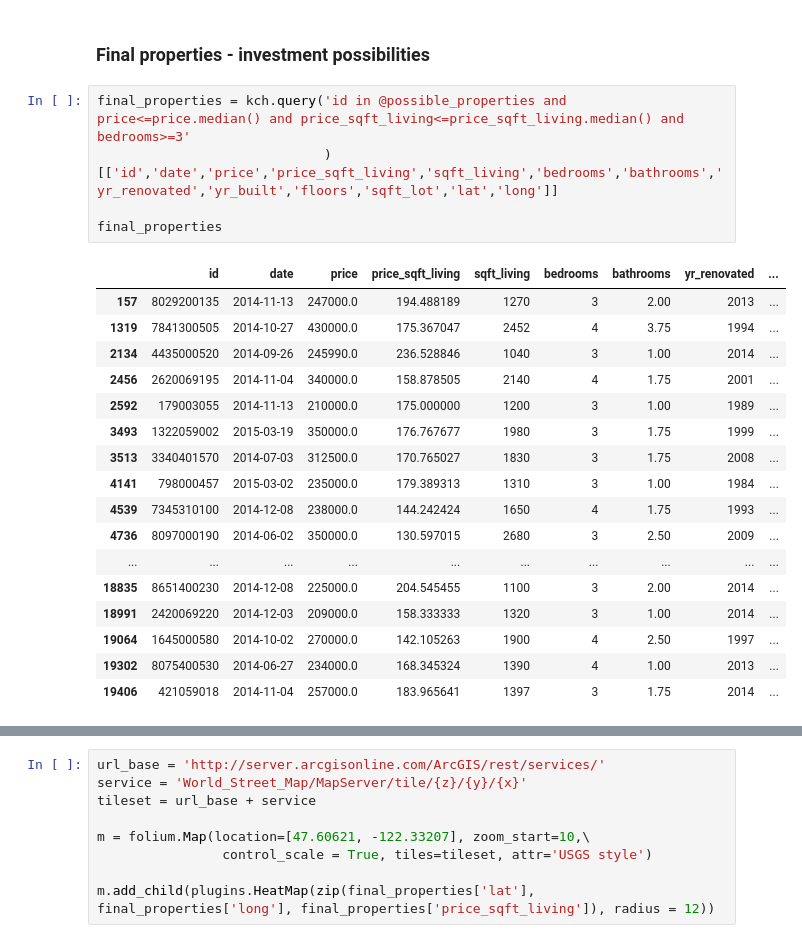
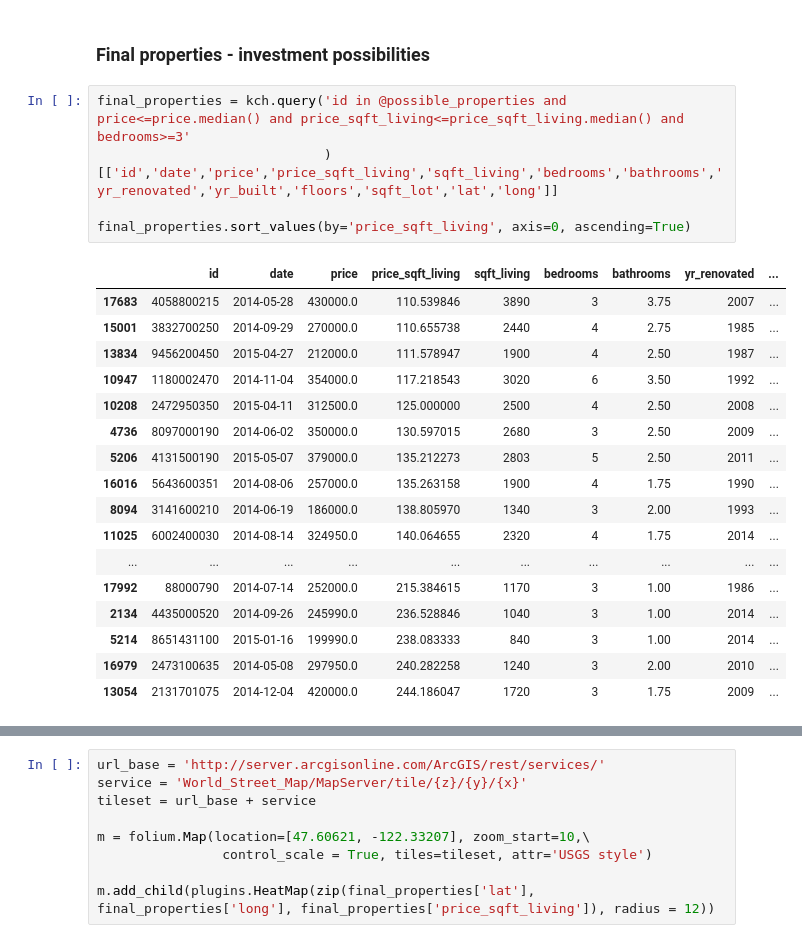
Before and after one commit to pcfisch/eda-project-nf, a Jupyter notebook: eda_robinson.ipynb, the cells around one changed output, grey strips where cells are left out. Saved outputs shown, nothing was run; the diff lists cells and outputs as text.

```diff
--- a/eda_robinson.ipynb
+++ b/eda_robinson.ipynb
@@ -254,23 +288,23 @@ possible_properties = df.query('(condition==2 or condition==3) and (yrs_since_re
 # %%
 final_properties = kch.query('id in @possible_properties and price<=price.median() and price_sqft_living<=price_sqft_living.median() and bedrooms>=3'
                              )[['id','date','price','price_sqft_living','sqft_living','bedrooms','bathrooms','yr_renovated','yr_built','floors','sqft_lot','lat','long']]
 
-final_properties
+final_properties.sort_values(by='price_sqft_living', axis=0, ascending=True)
 # %% [output]
 |  | id | date | price | price_sqft_living | sqft_living | bedrooms | bathrooms | yr_renovated | ... |
-| 157 | 8029200135 | 2014-11-13 | 247000.0 | 194.488189 | 1270 | 3 | 2.00 | 2013 | ... |
-| 1319 | 7841300505 | 2014-10-27 | 430000.0 | 175.367047 | 2452 | 4 | 3.75 | 1994 | ... |
+| 17683 | 4058800215 | 2014-05-28 | 430000.0 | 110.539846 | 3890 | 3 | 3.75 | 2007 | ... |
+| 15001 | 3832700250 | 2014-09-29 | 270000.0 | 110.655738 | 2440 | 4 | 2.75 | 1985 | ... |
+| 13834 | 9456200450 | 2015-04-27 | 212000.0 | 111.578947 | 1900 | 4 | 2.50 | 1987 | ... |
+| 10947 | 1180002470 | 2014-11-04 | 354000.0 | 117.218543 | 3020 | 6 | 3.50 | 1992 | ... |
+| 10208 | 2472950350 | 2015-04-11 | 312500.0 | 125.000000 | 2500 | 4 | 2.50 | 2008 | ... |
+| 4736 | 8097000190 | 2014-06-02 | 350000.0 | 130.597015 | 2680 | 3 | 2.50 | 2009 | ... |
+| 5206 | 4131500190 | 2015-05-07 | 379000.0 | 135.212273 | 2803 | 5 | 2.50 | 2011 | ... |
+| 16016 | 5643600351 | 2014-08-06 | 257000.0 | 135.263158 | 1900 | 4 | 1.75 | 1990 | ... |
+| 8094 | 3141600210 | 2014-06-19 | 186000.0 | 138.805970 | 1340 | 3 | 2.00 | 1993 | ... |
+| 11025 | 6002400030 | 2014-08-14 | 324950.0 | 140.064655 | 2320 | 4 | 1.75 | 2014 | ... |
+| ... | ... | ... | ... | ... | ... | ... | ... | ... | ... |
+| 17992 | 88000790 | 2014-07-14 | 252000.0 | 215.384615 | 1170 | 3 | 1.00 | 1986 | ... |
 | 2134 | 4435000520 | 2014-09-26 | 245990.0 | 236.528846 | 1040 | 3 | 1.00 | 2014 | ... |
-| 2456 | 2620069195 | 2014-11-04 | 340000.0 | 158.878505 | 2140 | 4 | 1.75 | 2001 | ... |
-| 2592 | 179003055 | 2014-11-13 | 210000.0 | 175.000000 | 1200 | 3 | 1.00 | 1989 | ... |
-| 3493 | 1322059002 | 2015-03-19 | 350000.0 | 176.767677 | 1980 | 3 | 1.75 | 1999 | ... |
-| 3513 | 3340401570 | 2014-07-03 | 312500.0 | 170.765027 | 1830 | 3 | 1.75 | 2008 | ... |
-| 4141 | 798000457 | 2015-03-02 | 235000.0 | 179.389313 | 1310 | 3 | 1.00 | 1984 | ... |
-| 4539 | 7345310100 | 2014-12-08 | 238000.0 | 144.242424 | 1650 | 4 | 1.75 | 1993 | ... |
-| 4736 | 8097000190 | 2014-06-02 | 350000.0 | 130.597015 | 2680 | 3 | 2.50 | 2009 | ... |
-| ... | ... | ... | ... | ... | ... | ... | ... | ... | ... |
-| 18835 | 8651400230 | 2014-12-08 | 225000.0 | 204.545455 | 1100 | 3 | 2.00 | 2014 | ... |
-| 18991 | 2420069220 | 2014-12-03 | 209000.0 | 158.333333 | 1320 | 3 | 1.00 | 2014 | ... |
-| 19064 | 1645000580 | 2014-10-02 | 270000.0 | 142.105263 | 1900 | 4 | 2.50 | 1997 | ... |
-| 19302 | 8075400530 | 2014-06-27 | 234000.0 | 168.345324 | 1390 | 4 | 1.00 | 2013 | ... |
-| 19406 | 421059018 | 2014-11-04 | 257000.0 | 183.965641 | 1397 | 3 | 1.75 | 2014 | ... |
+| 5214 | 8651431100 | 2015-01-16 | 199990.0 | 238.083333 | 840 | 3 | 1.00 | 2014 | ... |
+| 16979 | 2473100635 | 2014-05-08 | 297950.0 | 240.282258 | 1240 | 3 | 2.00 | 2010 | ... |
+| 13054 | 2131701075 | 2014-12-04 | 420000.0 | 244.186047 | 1720 | 3 | 1.75 | 2009 | ... |
```
Also changed, not shown: parts of 29 cells of this notebook.
